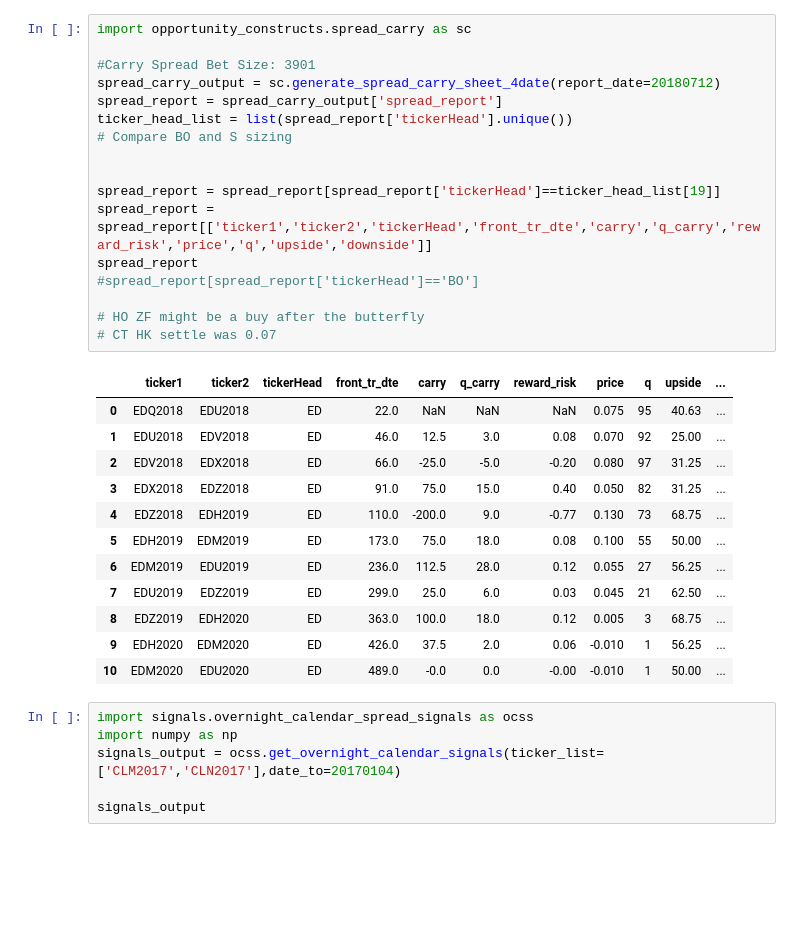
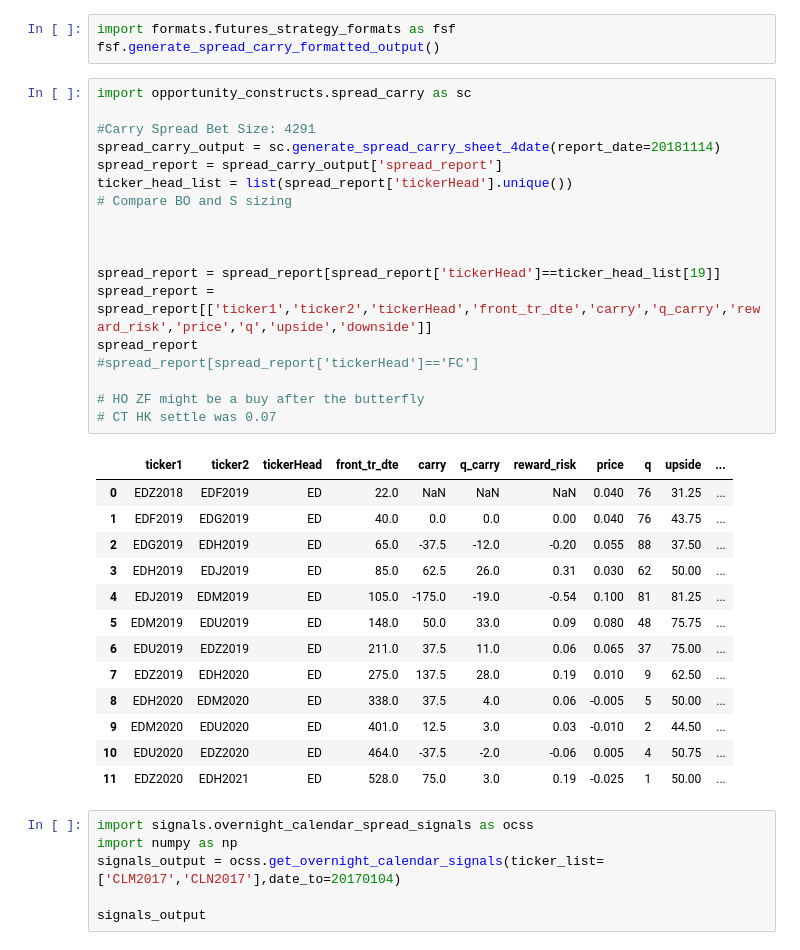
Before and after one commit to d0p34m1n3/repo_barbarossa, a Jupyter notebook: PycharmProjects/quandl_data/Untitled.ipynb, the cells around one changed output. Cells and saved outputs as stored; diff of their text form; blank space fills up the shorter version.

```diff
--- a/PycharmProjects/quandl_data/Untitled.ipynb
+++ b/PycharmProjects/quandl_data/Untitled.ipynb
@@ -234,33 +174,38 @@ data_out = gfp.get_futures_price_preloaded(ticker_head=ticker_head)
+# %%
+import formats.futures_strategy_formats as fsf
+fsf.generate_spread_carry_formatted_output()
 # %%
 import opportunity_constructs.spread_carry as sc
 
-#Carry Spread Bet Size: 3901
-spread_carry_output = sc.generate_spread_carry_sheet_4date(report_date=20180712)
+#Carry Spread Bet Size: 4291
+spread_carry_output = sc.generate_spread_carry_sheet_4date(report_date=20181114)
 spread_report = spread_carry_output['spread_report']
 ticker_head_list = list(spread_report['tickerHead'].unique())
 # Compare BO and S sizing
 
 
+
 spread_report = spread_report[spread_report['tickerHead']==ticker_head_list[19]]
 spread_report = spread_report[['ticker1','ticker2','tickerHead','front_tr_dte','carry','q_carry','reward_risk','price','q','upside','downside']]
 spread_report
-#spread_report[spread_report['tickerHead']=='BO']
+#spread_report[spread_report['tickerHead']=='FC']
 
 # HO ZF might be a buy after the butterfly
 # CT HK settle was 0.07
 # %% [output]
 |  | ticker1 | ticker2 | tickerHead | front_tr_dte | carry | q_carry | reward_risk | price | q | upside | ... |
-| 0 | EDQ2018 | EDU2018 | ED | 22.0 | NaN | NaN | NaN | 0.075 | 95 | 40.63 | ... |
-| 1 | EDU2018 | EDV2018 | ED | 46.0 | 12.5 | 3.0 | 0.08 | 0.070 | 92 | 25.00 | ... |
-| 2 | EDV2018 | EDX2018 | ED | 66.0 | -25.0 | -5.0 | -0.20 | 0.080 | 97 | 31.25 | ... |
-| 3 | EDX2018 | EDZ2018 | ED | 91.0 | 75.0 | 15.0 | 0.40 | 0.050 | 82 | 31.25 | ... |
-| 4 | EDZ2018 | EDH2019 | ED | 110.0 | -200.0 | 9.0 | -0.77 | 0.130 | 73 | 68.75 | ... |
-| 5 | EDH2019 | EDM2019 | ED | 173.0 | 75.0 | 18.0 | 0.08 | 0.100 | 55 | 50.00 | ... |
-| 6 | EDM2019 | EDU2019 | ED | 236.0 | 112.5 | 28.0 | 0.12 | 0.055 | 27 | 56.25 | ... |
-| 7 | EDU2019 | EDZ2019 | ED | 299.0 | 25.0 | 6.0 | 0.03 | 0.045 | 21 | 62.50 | ... |
-| 8 | EDZ2019 | EDH2020 | ED | 363.0 | 100.0 | 18.0 | 0.12 | 0.005 | 3 | 68.75 | ... |
-| 9 | EDH2020 | EDM2020 | ED | 426.0 | 37.5 | 2.0 | 0.06 | -0.010 | 1 | 56.25 | ... |
-| 10 | EDM2020 | EDU2020 | ED | 489.0 | -0.0 | 0.0 | -0.00 | -0.010 | 1 | 50.00 | ... |
+| 0 | EDZ2018 | EDF2019 | ED | 22.0 | NaN | NaN | NaN | 0.040 | 76 | 31.25 | ... |
+| 1 | EDF2019 | EDG2019 | ED | 40.0 | 0.0 | 0.0 | 0.00 | 0.040 | 76 | 43.75 | ... |
+| 2 | EDG2019 | EDH2019 | ED | 65.0 | -37.5 | -12.0 | -0.20 | 0.055 | 88 | 37.50 | ... |
+| 3 | EDH2019 | EDJ2019 | ED | 85.0 | 62.5 | 26.0 | 0.31 | 0.030 | 62 | 50.00 | ... |
+| 4 | EDJ2019 | EDM2019 | ED | 105.0 | -175.0 | -19.0 | -0.54 | 0.100 | 81 | 81.25 | ... |
+| 5 | EDM2019 | EDU2019 | ED | 148.0 | 50.0 | 33.0 | 0.09 | 0.080 | 48 | 75.75 | ... |
+| 6 | EDU2019 | EDZ2019 | ED | 211.0 | 37.5 | 11.0 | 0.06 | 0.065 | 37 | 75.00 | ... |
+| 7 | EDZ2019 | EDH2020 | ED | 275.0 | 137.5 | 28.0 | 0.19 | 0.010 | 9 | 62.50 | ... |
+| 8 | EDH2020 | EDM2020 | ED | 338.0 | 37.5 | 4.0 | 0.06 | -0.005 | 5 | 50.00 | ... |
+| 9 | EDM2020 | EDU2020 | ED | 401.0 | 12.5 | 3.0 | 0.03 | -0.010 | 2 | 44.50 | ... |
+| 10 | EDU2020 | EDZ2020 | ED | 464.0 | -37.5 | -2.0 | -0.06 | 0.005 | 4 | 50.75 | ... |
+| 11 | EDZ2020 | EDH2021 | ED | 528.0 | 75.0 | 3.0 | 0.19 | -0.025 | 1 | 50.00 | ... |
 # %%
 import signals.overnight_calendar_spread_signals as ocss
 import numpy as np
```
Also changed, not shown: parts of 29 cells of this notebook, 20 other files.
